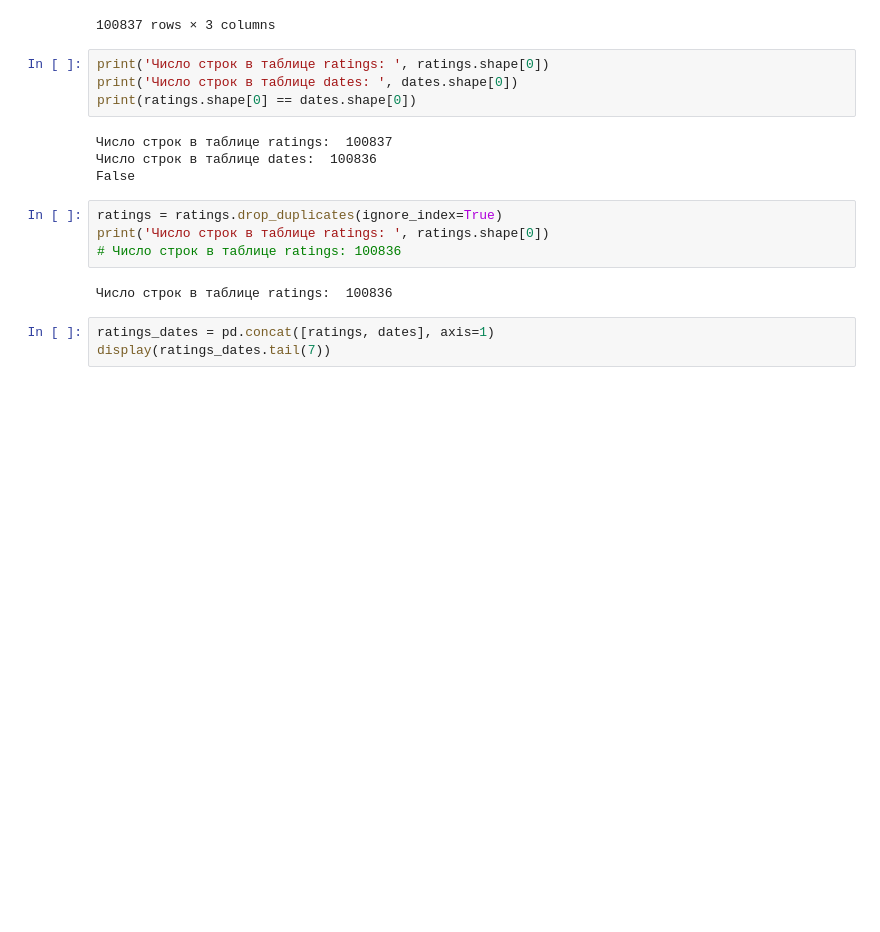
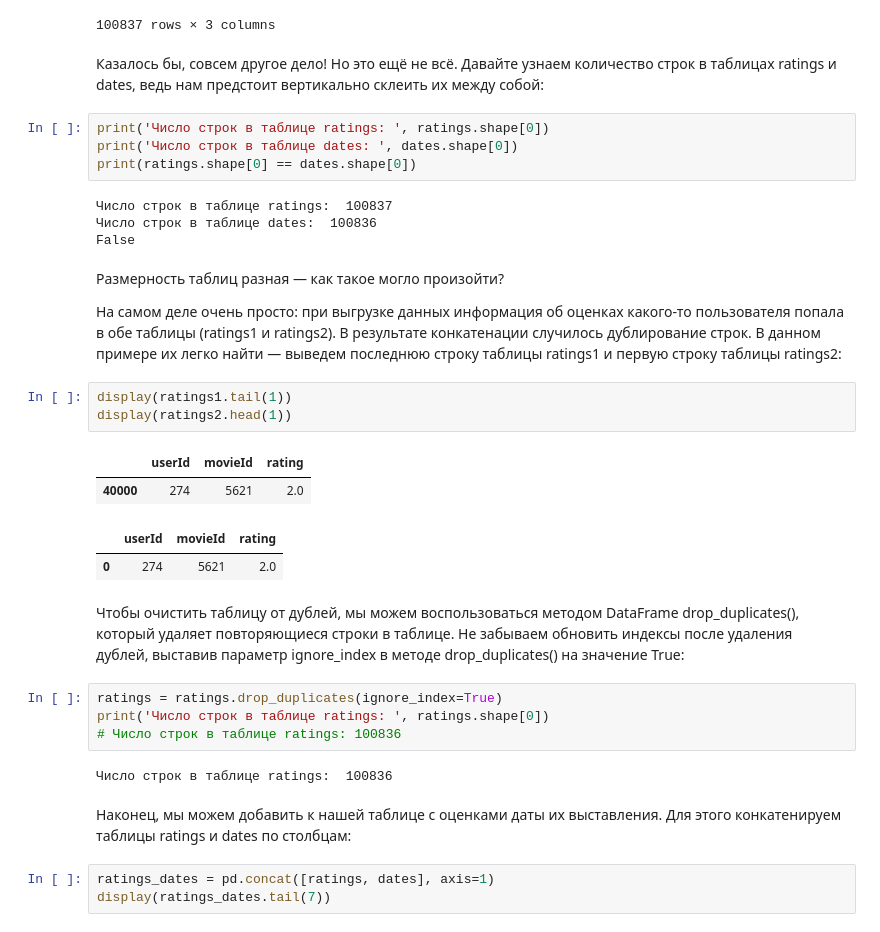
Before and after one commit to DenisMaltsev76/DM_76, a Jupyter notebook: Skillfactory/PY_12_Продвинутые функции в Pandas/Продвинутые функции в Pandas.ipynb, the cells around one changed output. Drawn from its saved outputs; the diff is of its cells as text; blank space fills up the shorter version.

```diff
--- a/Skillfactory/PY_12_Продвинутые функции в Pandas/Продвинутые функции в Pandas.ipynb
+++ b/Skillfactory/PY_12_Продвинутые функции в Pandas/Продвинутые функции в Pandas.ipynb
@@ -927,6 +937,8 @@ display(ratings)
 | 100835 | 610 | 168252 | 5.0 |
 | 100836 | 610 | 170875 | 3.0 |
 100837 rows × 3 columns
+# %% [markdown]
+Казалось бы, совсем другое дело! Но это ещё не всё. Давайте узнаем количество строк в таблицах ratings и dates, ведь нам предстоит вертикально склеить их между собой:
 # %%
 print('Число строк в таблице ratings: ', ratings.shape[0])
 print('Число строк в таблице dates: ', dates.shape[0])
@@ -935,12 +947,28 @@ print(ratings.shape[0] == dates.shape[0])
 Число строк в таблице ratings:  100837
 Число строк в таблице dates:  100836
 False
+# %% [markdown]
+Размерность таблиц разная — как такое могло произойти?
+
+На самом деле очень просто: при выгрузке данных информация об оценках какого-то  пользователя попала в обе таблицы (ratings1 и ratings2). В результате конкатенации случилось дублирование строк.    В данном примере их легко найти — выведем последнюю строку таблицы ratings1 и первую строку таблицы ratings2:
+# %%
+display(ratings1.tail(1))
+display(ratings2.head(1))
+# %% [output]
+|  | userId | movieId | rating |
+| 40000 | 274 | 5621 | 2.0 |
+|  | userId | movieId | rating |
+| 0 | 274 | 5621 | 2.0 |
+# %% [markdown]
+Чтобы очистить таблицу от дублей, мы можем воспользоваться методом DataFrame drop_duplicates(), который удаляет повторяющиеся строки в таблице. Не забываем обновить индексы после удаления дублей, выставив параметр ignore_index в методе drop_duplicates() на значение True:
 # %%
 ratings = ratings.drop_duplicates(ignore_index=True)
 print('Число строк в таблице ratings: ', ratings.shape[0])
 # Число строк в таблице ratings: 100836
 # %% [output]
 Число строк в таблице ratings:  100836
+# %% [markdown]
+Наконец, мы можем добавить к нашей таблице с оценками даты их выставления. Для этого конкатенируем таблицы ratings и dates по столбцам:
 # %%
 ratings_dates = pd.concat([ratings, dates], axis=1)
 display(ratings_dates.tail(7))
```
Also changed, not shown: parts of 20 cells of this notebook.
